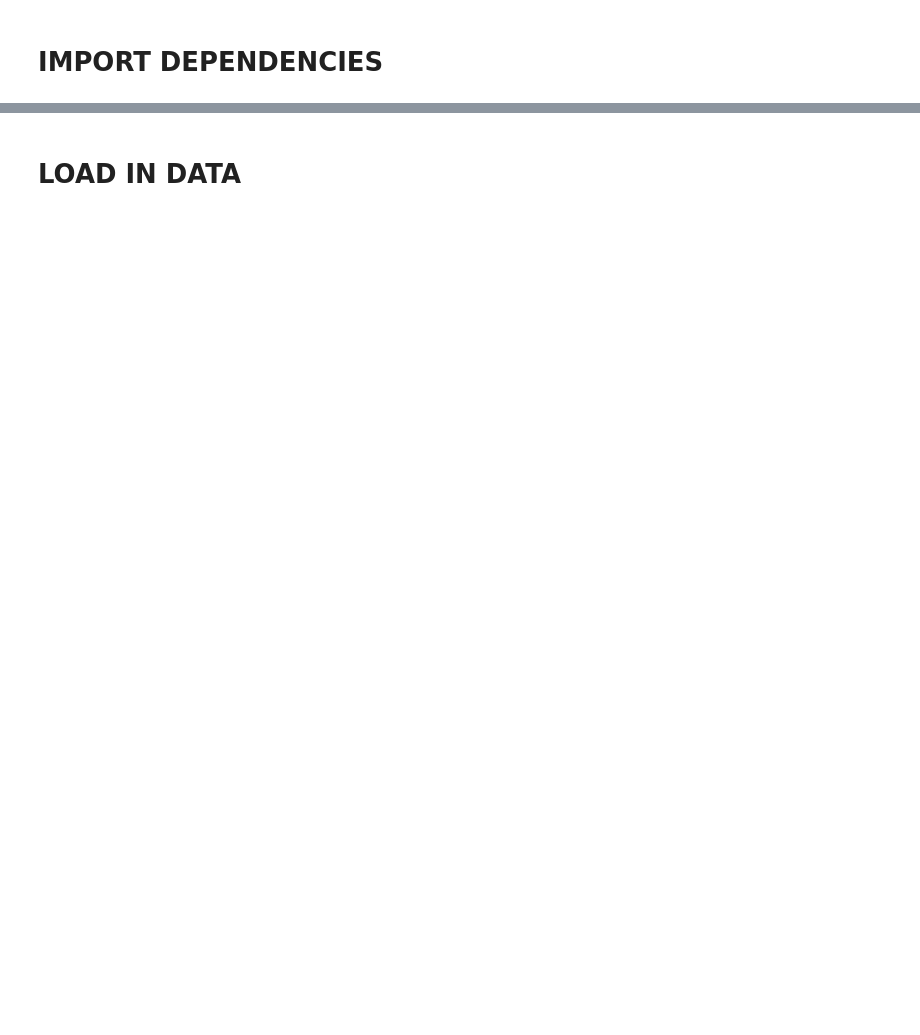
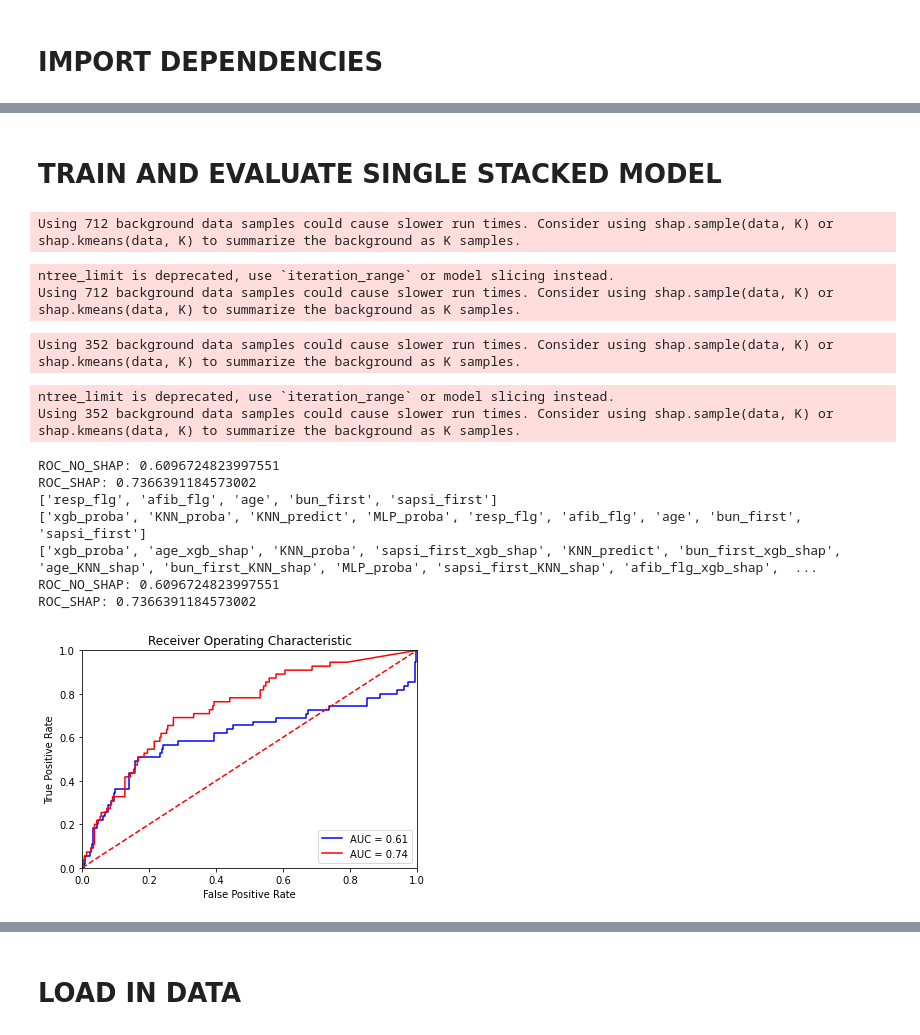
Before and after one commit to jessefphipps/SHAP-boost, a Jupyter notebook: Validation/SHAP_boost_validation_0.0.1.ipynb, the cells around one changed output, grey strips where cells are left out. Saved outputs shown, nothing was run; the diff lists cells and outputs as text; code cells hidden in the pictures; blank space fills up the shorter version.

Commit message:
Added parameter experiment

```diff
--- a/Validation/SHAP_boost_validation_0.0.1.ipynb
+++ b/Validation/SHAP_boost_validation_0.0.1.ipynb
@@ -125,0 +210,80 @@ def run_analysis_on_csv_data(filepath, hot_encode_labels, features_to_drop, y_la
+# %% [markdown]
+# TRAIN AND EVALUATE SINGLE STACKED MODEL
+# %%
+# Dataset 1 link: https://physionet.org/content/mimic2-iaccd/1.0/
+filepath = 'Datasets/full_cohort_data.csv'
+y_label = 'day_28_flg'
+hot_encode_labels = ['day_icu_intime', 'service_unit']
+features_to_drop = ['mort_day_censored', 'censor_flg', 'hosp_exp_flg', 'icu_exp_flg', 'stroke_flg']
+
+model_parameters = {}
+
+model_parameters['xgb'] = {}
+model_parameters['xgb']['n_estimators'] = 151
+model_parameters['xgb']['max_depth'] = 4
+
+model_parameters['KNN'] = {}
+model_parameters['KNN']['n_neighbors'] = 4
+
+model_parameters['MLP'] = {}
+model_parameters['MLP']['alpha'] = 0.01
+model_parameters['MLP']['max_iter'] = 1000
+
+model_parameters['feature_selection_level_1'] = {}
+model_parameters['feature_selection_level_1']['technique'] = 'roc'
+
+model_parameters['feature_selection_meta'] = {}
+model_parameters['feature_selection_meta']['technique'] = 'roc'
+
+
+X_train, X_test, y_train, y_test= prepare_csv_data(filepath=filepath, y_label=y_label, hot_encode_labels=hot_encode_labels, features_to_drop=features_to_drop)
+
+stacked_model = train_stacked_model_full(model_parameters, X_train, y_train)
+
+roc_no_shap, roc_shap, acc_no_shap, acc_shap = test_stacked_model_full(model_parameters, stacked_model, X_test, y_test)
+
+print('ROC_NO_SHAP: ' + str(roc_no_shap))
+print('ROC_SHAP: ' + str(roc_shap))
+
+print(stacked_model['level_1_features'])
+print(stacked_model['meta_features'])
+print(stacked_model['meta_shap_features'])
+
+print('ROC_NO_SHAP: ' + str(roc_no_shap))
+print('ROC_SHAP: ' + str(roc_shap))
+
+proba = stacked_model['meta'].predict_proba(X_test[stacked_model['meta_features']])[:, 1]
+fpr, tpr, threshold = roc_curve(y_test, proba)
+roc_auc = auc(fpr, tpr)
+
+plt.title('Receiver Operating Characteristic')
+plt.plot(fpr, tpr, 'b', label = 'AUC = %0.2f' % roc_auc)
+
+proba = stacked_model['meta_shap'].predict_proba(X_test[stacked_model['meta_shap_features']])[:, 1]
+fpr, tpr, threshold = roc_curve(y_test, proba)
+roc_auc = auc(fpr, tpr)
+
+plt.plot(fpr, tpr, 'r', label = 'AUC = %0.2f' % roc_auc)
+
+plt.legend(loc = 'lower right')
+plt.plot([0, 1], [0, 1],'r--')
+plt.xlim([0, 1])
+plt.ylim([0, 1])
+plt.ylabel('True Positive Rate')
+plt.xlabel('False Positive Rate')
+plt.show()
+# %% [output]
+Using 712 background data samples could cause slower run times. Consider using shap.sample(data, K) or shap.kmeans(data, K) to summarize the background as K samples.
+ntree_limit is deprecated, use `iteration_range` or model slicing instead.
+Using 712 background data samples could cause slower run times. Consider using shap.sample(data, K) or shap.kmeans(data, K) to summarize the background as K samples.
+Using 352 background data samples could cause slower run times. Consider using shap.sample(data, K) or shap.kmeans(data, K) to summarize the background as K samples.
+ntree_limit is deprecated, use `iteration_range` or model slicing instead.
+Using 352 background data samples could cause slower run times. Consider using shap.sample(data, K) or shap.kmeans(data, K) to summarize the background as K samples.
+ROC_NO_SHAP: 0.6096724823997551
+ROC_SHAP: 0.7366391184573002
+['resp_flg', 'afib_flg', 'age', 'bun_first', 'sapsi_first']
+['xgb_proba', 'KNN_proba', 'KNN_predict', 'MLP_proba', 'resp_flg', 'afib_flg', 'age', 'bun_first', 'sapsi_first']
+['xgb_proba', 'age_xgb_shap', 'KNN_proba', 'sapsi_first_xgb_shap', 'KNN_predict', 'bun_first_xgb_shap', 'age_KNN_shap', 'bun_first_KNN_shap', 'MLP_proba', 'sapsi_first_KNN_shap', 'afib_flg_xgb_shap',  ...
+ROC_NO_SHAP: 0.6096724823997551
+ROC_SHAP: 0.7366391184573002
+[figure, added]
```
Also changed, not shown: parts of 17 cells of this notebook, 16 other files.
